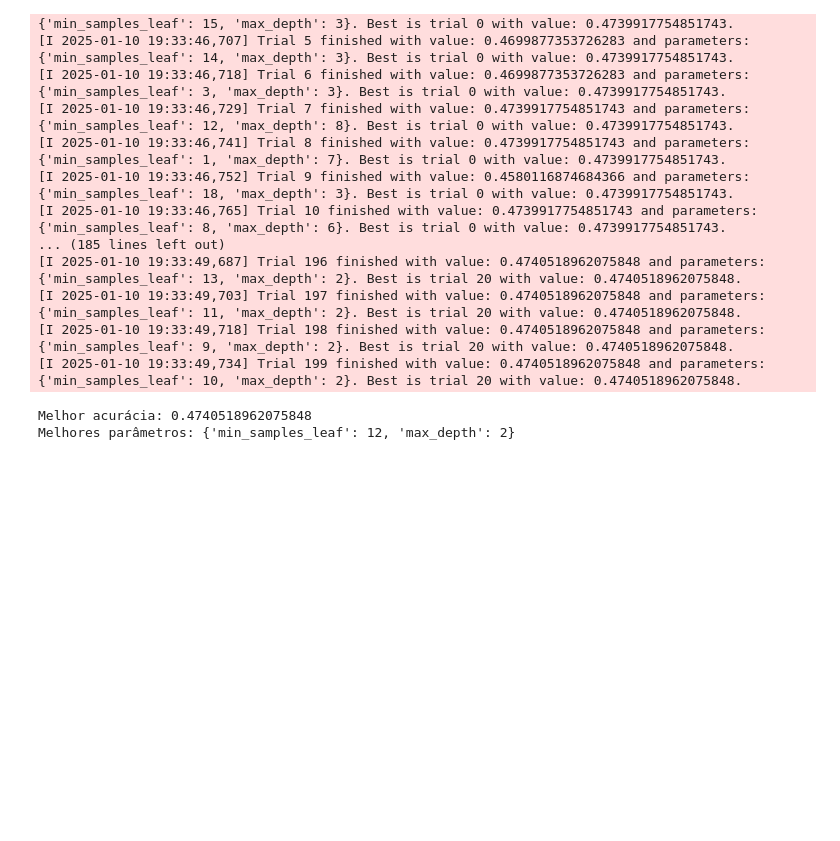
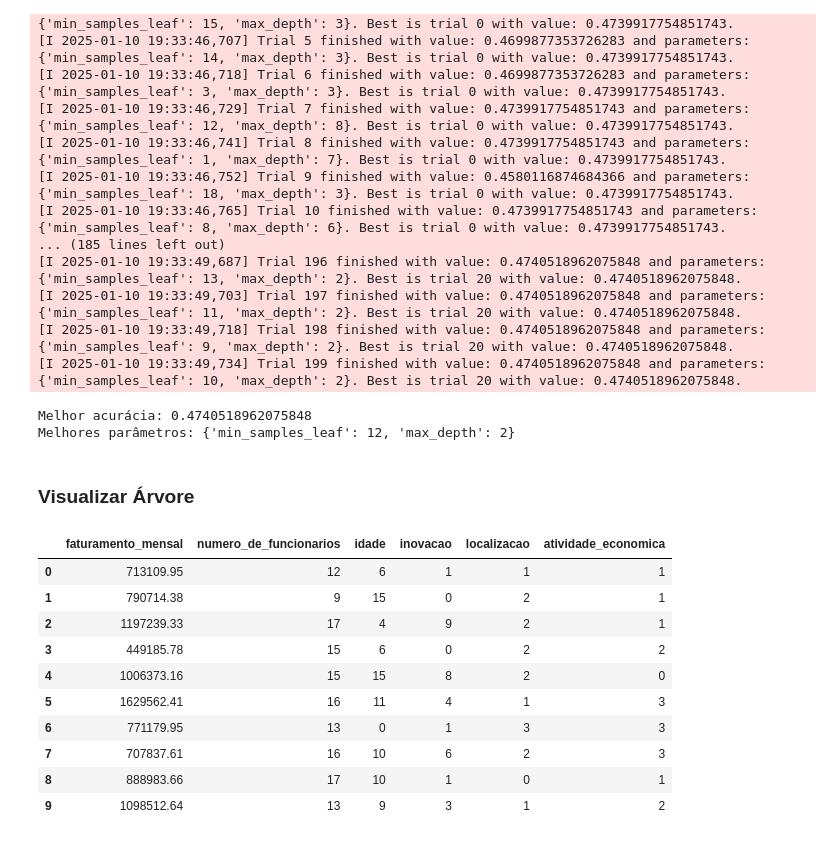
Before and after one commit to LucaPinheiro/modelo_decision_tree, a Jupyter notebook: classificacao_segmento_empresa.ipynb, the cells around one changed output. Cells and saved outputs as stored; diff of their text form; code cells hidden in the pictures; blank space fills up the shorter version.

Commit message:
add visualization section for decision tree with data preparation

```diff
--- a/classificacao_segmento_empresa.ipynb
+++ b/classificacao_segmento_empresa.ipynb
@@ -396,3 +396,26 @@ print(f'Melhores parâmetros: {estudo_decisiontree.best_params}')
 # %% [output]
 Melhor acurácia: 0.4740518962075848
 Melhores parâmetros: {'min_samples_leaf': 12, 'max_depth': 2}
+# %% [markdown]
+### Visualizar Árvore
+# %%
+# Preparar o conjunto de Dados para treinar e conseguir visualizar a árvore de decisão
+
+X_train_tree = X.copy()
+X_train_tree['localizacao_label'] = X_train_tree.localizacao.astype('category').cat.codes
+X_train_tree['atividade_economica_label'] = X_train_tree.atividade_economica.astype('category').cat.codes
+X_train_tree.drop(columns=['localizacao', 'atividade_economica'], axis=1, inplace=True)
+X_train_tree.rename(columns={'localizacao_label': 'localizacao', 'atividade_economica_label': 'atividade_economica'}, inplace=True)
+X_train_tree.head(10)
+# %% [output]
+|  | faturamento_mensal | numero_de_funcionarios | idade | inovacao | localizacao | atividade_economica |
+| 0 | 713109.95 | 12 | 6 | 1 | 1 | 1 |
+| 1 | 790714.38 | 9 | 15 | 0 | 2 | 1 |
+| 2 | 1197239.33 | 17 | 4 | 9 | 2 | 1 |
+| 3 | 449185.78 | 15 | 6 | 0 | 2 | 2 |
+| 4 | 1006373.16 | 15 | 15 | 8 | 2 | 0 |
+| 5 | 1629562.41 | 16 | 11 | 4 | 1 | 3 |
+| 6 | 771179.95 | 13 | 0 | 1 | 3 | 3 |
+| 7 | 707837.61 | 16 | 10 | 6 | 2 | 3 |
+| 8 | 888983.66 | 17 | 10 | 1 | 0 | 1 |
+| 9 | 1098512.64 | 13 | 9 | 3 | 1 | 2 |
```
